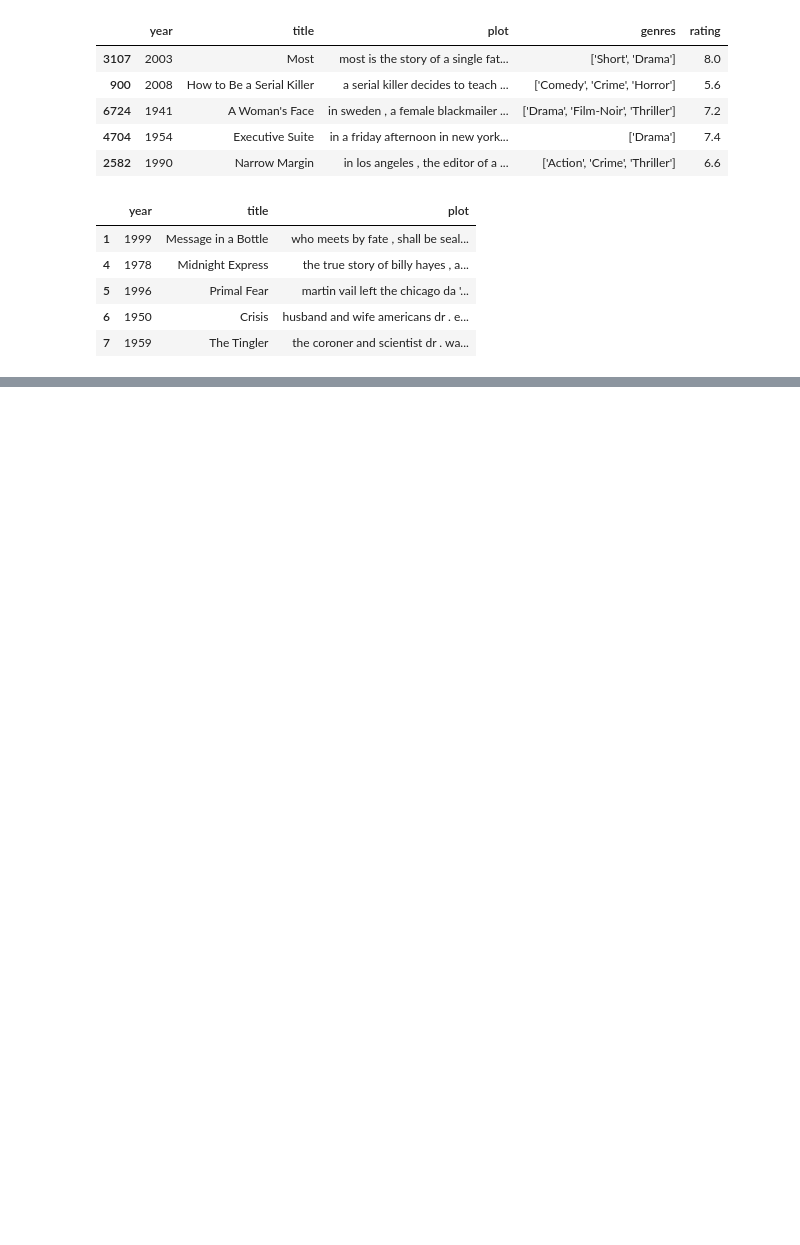
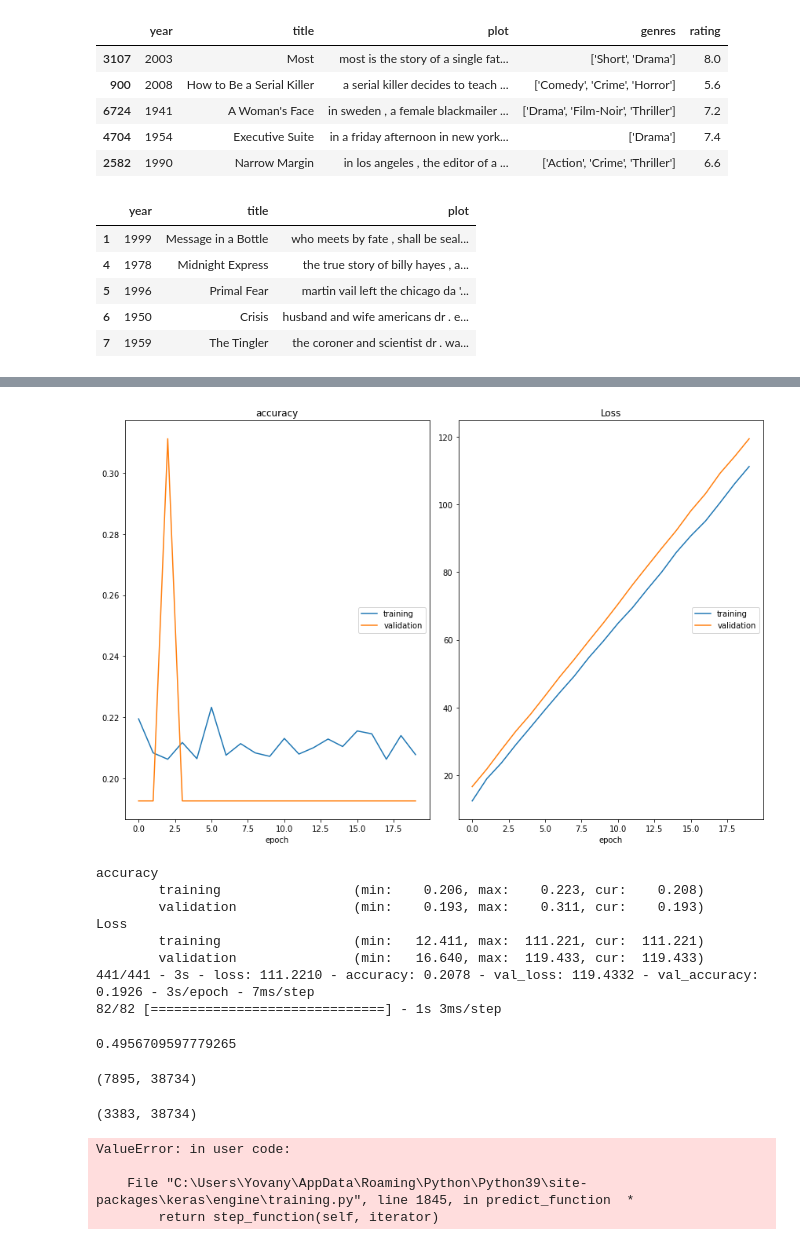
Before and after one commit to yovany/MIAD_ML_and_NLP, a Jupyter notebook: Semana 7/S7P1_proyecto2(Christian).ipynb, the cells around one changed output, grey strips where cells are left out. Drawn from its saved outputs; the diff is of its cells as text; code cells hidden in the pictures; blank space fills up the shorter version.

```diff
--- a/Semana 7/S7P1_proyecto2(Christian).ipynb
+++ b/Semana 7/S7P1_proyecto2(Christian).ipynb
@@ -97,6 +79,7 @@ m
 # %%
 # Definición de variables predictoras (X)
-vect = CountVectorizer(max_features=38734)
-X_dtm = vect.fit_transform(dataTraining['plot'])
+vect = CountVectorizer(max_features=1000)
+
+X_dtm = vect.fit_transform(list(dataTraining['plot']))
 X_dtm.shape
 # %% [output]
@@ -143,24 +142,30 @@ res.head()
 # %%
-# Definición y entrenamiento con lstm
-from keras.models import Sequential
-from keras.layers import Dense, Dropout, Activation
-from keras.layers.recurrent import LSTM
-from keras.layers.embeddings import Embeddin
+X_train_model = X_train.toarray()
+X_test_model = X_test.toarray()
 
 
-X_train_model = X_train.toarray()
-X_test_model = X_test.toarray()
 
 X_train_model = X_train_model.reshape(X_train_model.shape[0], 1, X_train_model.shape[1])
 X_test_model = X_test_model.reshape(X_test_model.shape[0], 1, X_test_model.shape[1])
 
 clf = Sequential()
 clf.add(LSTM(units=250, input_shape=(X_train_model.shape[1], X_train_model.shape[2])))
 clf.add(Dropout(0.2))
 clf.add(Dense(y_train_genres.shape[1], activation='softmax'))
 
 clf.compile(loss='categorical_crossentropy', optimizer='adam', metrics=['accuracy'])
-clf.fit(X_train_model, y_train_genres, validation_data=(X_test_model, y_test_genres), epochs=10, batch_size=12, verbose=2)
+clf.fit(X_train_model, y_train_genres, validation_data=(X_test_model, y_test_genres), epochs=20, batch_size=12, verbose=2,callbacks=[PlotLossesKeras()])
 
 
 roc_auc_score(y_test_genres, clf.predict(X_test_model))
+# %% [output]
+[figure, added]
+accuracy
+        training                 (min:    0.206, max:    0.223, cur:    0.208)
+        validation               (min:    0.193, max:    0.311, cur:    0.193)
+Loss
+        training                 (min:   12.411, max:  111.221, cur:  111.221)
+        validation               (min:   16.640, max:  119.433, cur:  119.433)
+441/441 - 3s - loss: 111.2210 - accuracy: 0.2078 - val_loss: 119.4332 - val_accuracy: 0.1926 - 3s/epoch - 7ms/step
+82/82 [==============================] - 1s 3ms/step
+0.4956709597779265
@@ -167,6 +178,23 @@ roc_auc_score(y_test_genres, clf.predict(X_test_model))
 # %%
 # tokenize dataTraining['plot'] with google bert
 vec = CountVectorizer(tokenizer=lambda x: x.split())
-X_dtm = vec.fit_transform(dataTraining['plot'])
+#vec = CountVectorizer(tokenizer=split_into_lemmas_verbs, max_features=1000)
+X_dtm = vec.fit_transform(list(dataTraining['plot']))
 X_dtm.shape
+# %% [output]
+(7895, 38734)
+# %%
+# transformación variables predictoras X del conjunto de test
+X_test_dtm = vec.transform(list(dataTesting['plot']))
+X_test_dtm.shape
+# %% [output]
+(3383, 38734)
+# %%
+# Predicción del conjunto de test
+y_pred_test_genres = clf.predict(X_test_dtm)
+# %% [output]
+ValueError: in user code:
+
+    File "C:\Users\Yovany\AppData\Roaming\Python\Python39\site-packages\keras\engine\training.py", line 1845, in predict_function  *
+        return step_function(self, iterator)
 # %%
```
Also changed, not shown: parts of 10 cells of this notebook, 1 other file.
